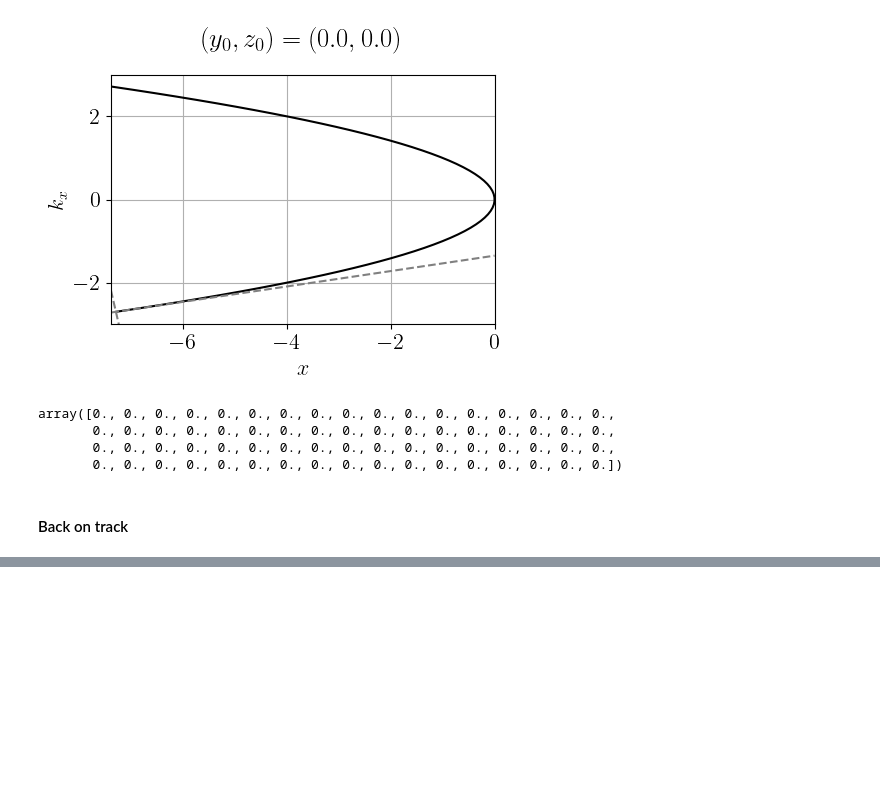
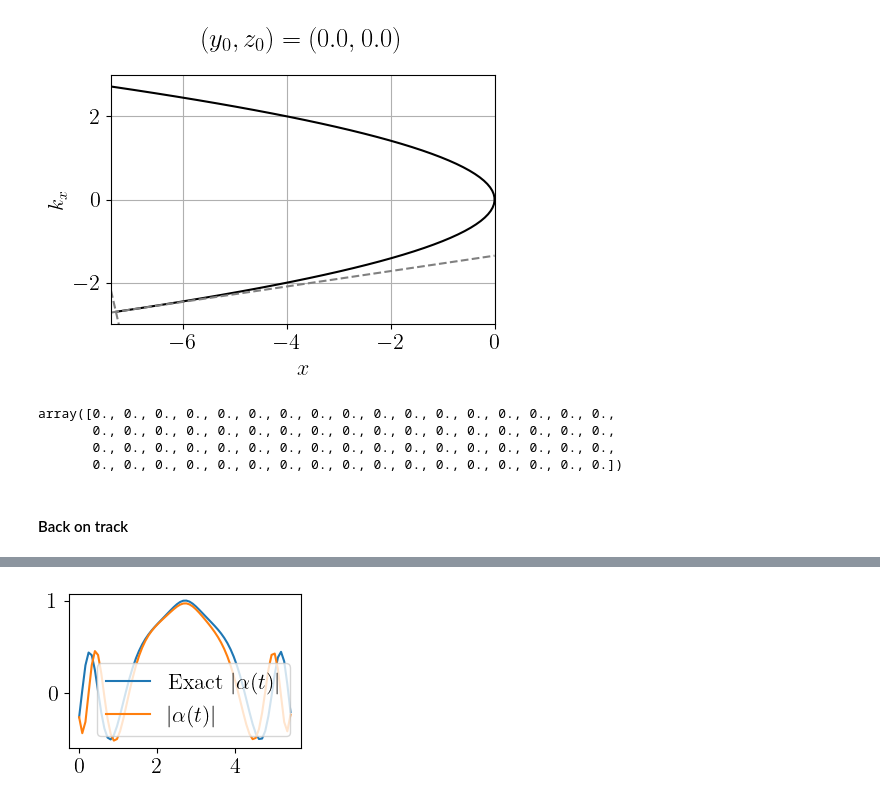
Before and after one commit to runehoejlund/plasma-ray-tracer, a Jupyter notebook: MGO/mgo.ipynb, the cells around one changed output, grey strips where cells are left out. Drawn from its saved outputs; the diff is of its cells as text; code cells hidden in the pictures; blank space fills up the shorter version.

```diff
--- a/MGO/mgo.ipynb
+++ b/MGO/mgo.ipynb
@@ -345 +440,9 @@ for i1, t0 in enumerate(t[:10]):
+# %%
+plt.figure(figsize=(3, 2))
+plt.plot(t, np.real(alpha_t_ex[:, 0, 0]), label=r'Exact $|\alpha(t)|$')
+plt.plot(t, np.real(alpha_t * np.conj(alpha_t_ex[0, 0, 0] / alpha_t[0])), label=r'$|\alpha(t)|$')
+plt.legend()
+plt.show()
+# %% [output]
+[figure, added]
 # %%
```
Also changed, not shown: parts of 24 cells of this notebook, 1 other file.
